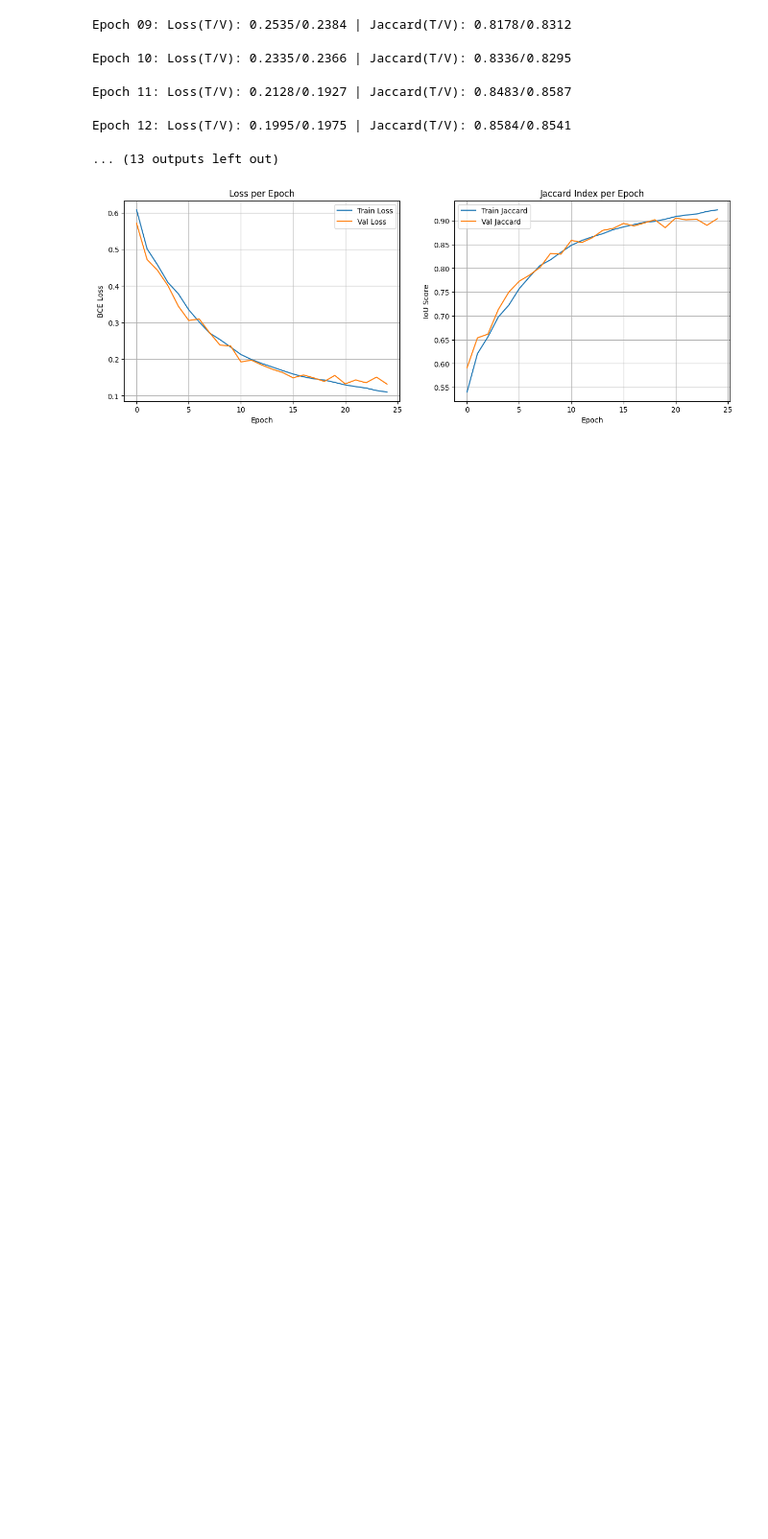
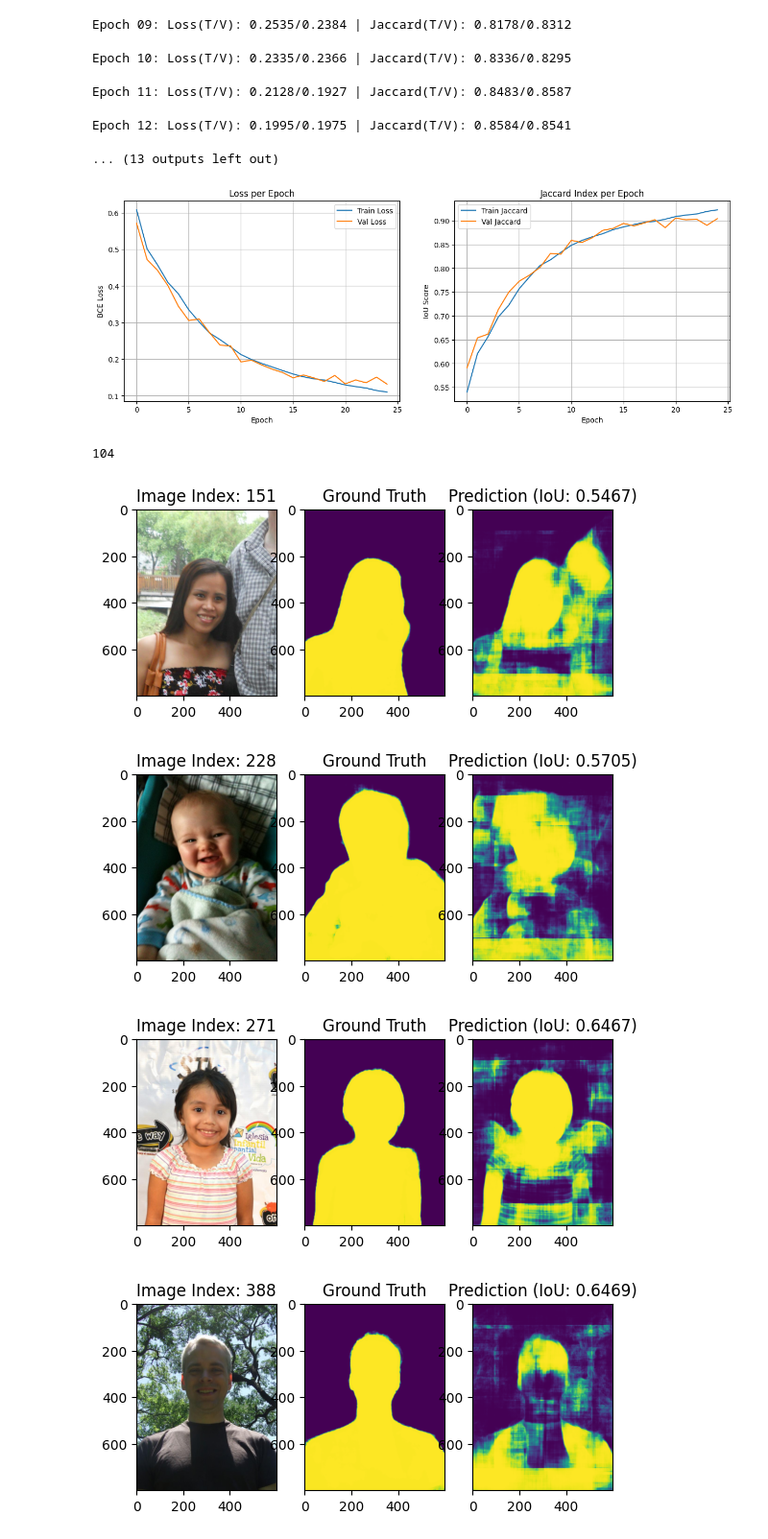
Before and after one commit to sofyak0zyreva/ml-course, a Jupyter notebook: homework/task8.ipynb, the cells around one changed output. Shown at 96% size. Saved outputs shown, nothing was run; the diff lists cells and outputs as text; code cells hidden in the pictures; blank space fills up the shorter version.

Commit message:
feat: visualize worst predictions

```diff
--- a/homework/task8.ipynb
+++ b/homework/task8.ipynb
@@ -484,3 +484,36 @@ plt.legend()
 plt.show()
 # %% [output]
 [figure]
+# %%
+def visualize_worst_predictions(n):
+    val_iou = []
+    with torch.no_grad():
+        for i, (X, y) in enumerate(val_dataset):
+            pred = model(X.to(device).unsqueeze(0))[0]
+            val_iou.append((jaccard_metric(pred, y.to(device)).item(), i))
+
+    worst_examples = sorted(val_iou)[:n]
+
+    with torch.no_grad():
+        for i, (score, idx) in enumerate(worst_examples):
+            img, GTmask = val_dataset[idx]
+            pred = model(img.to(device).unsqueeze(0))[0]
+            mask = nn.functional.sigmoid(pred)
+            fig, ax = plt.subplots(1, 3)
+            ax[0].imshow(functional.to_pil_image(img))
+            ax[0].set_title(f"Image Index: {idx}")
+            ax[1].imshow(functional.to_pil_image(GTmask))
+            ax[1].set_title(f"Ground Truth")
+            ax[2].imshow(functional.to_pil_image(mask))
+            ax[2].set_title(f"Prediction (IoU: {score:.4f})")
+
+
+    return idx
+
+visualize_worst_predictions(5)
+# %% [output]
+104
+[figure, added]
+[figure, added]
+[figure, added]
+[figure, added]
```
Also changed, not shown: parts of 1 cell of this notebook.
